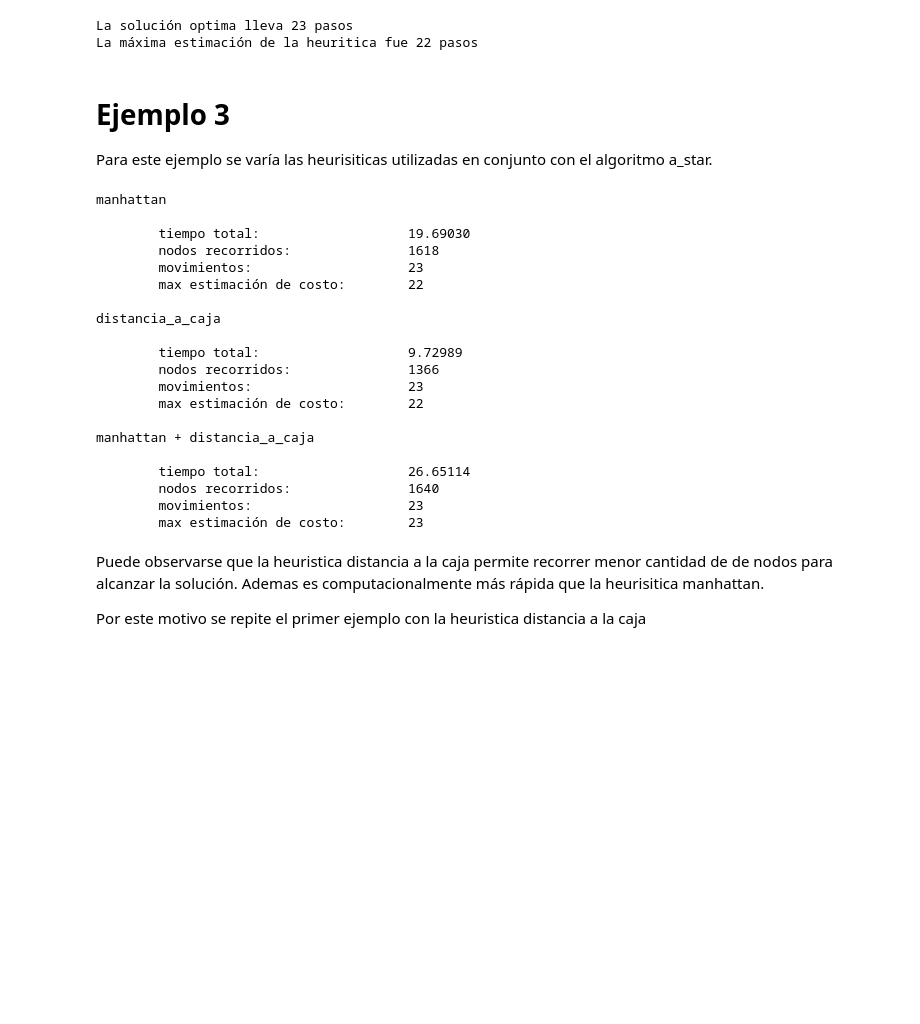
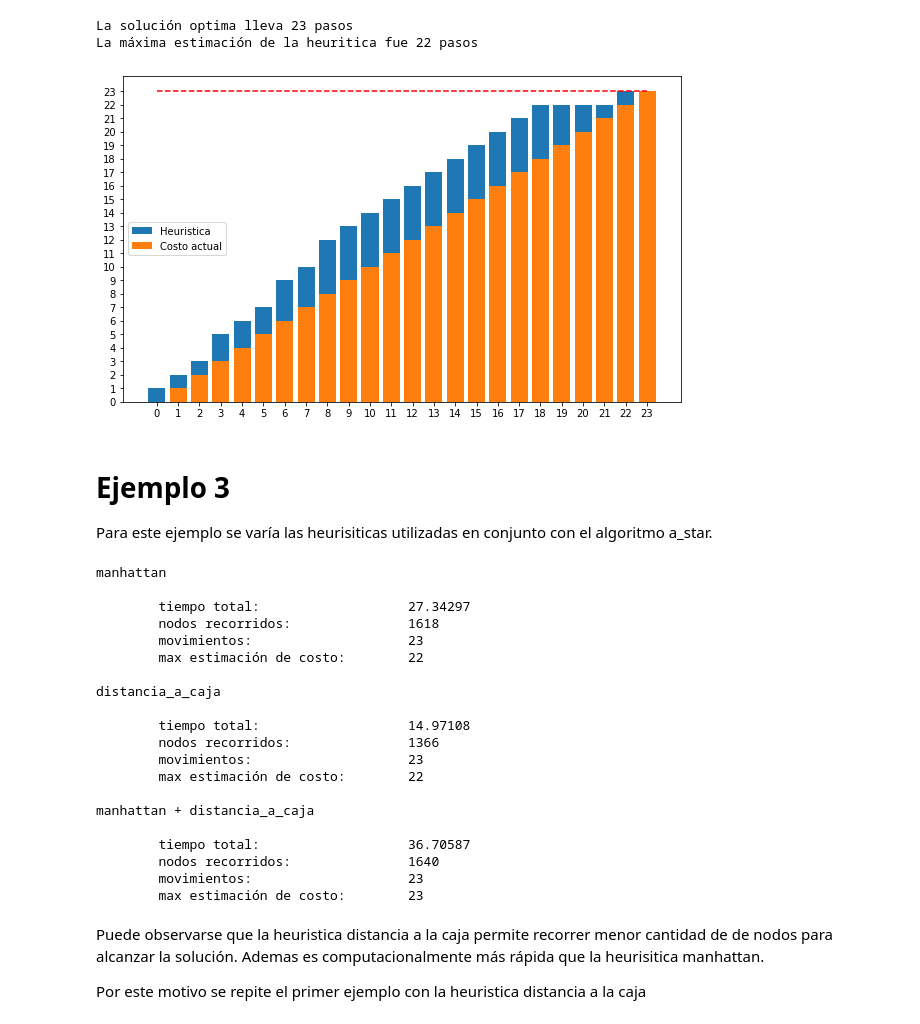
Before and after one commit to jbarberia/sia-tp1, a Jupyter notebook: algoritmos_de_busqueda.ipynb, the cells around one changed output. Drawn from its saved outputs; the diff is of its cells as text; code cells hidden in the pictures; blank space fills up the shorter version.

Commit message:
Grafico por nivel de la heuristica

```diff
--- a/algoritmos_de_busqueda.ipynb
+++ b/algoritmos_de_busqueda.ipynb
@@ -128,6 +128,32 @@ print("La máxima estimación de la heuritica fue {} pasos".format(max(costo_est
 # %% [output]
 La solución optima lleva 23 pasos
 La máxima estimación de la heuritica fue 22 pasos
+# %%
+heuristica_por_nivel = {}
+for n in a_star["nodos_explorados"] + [a_star["solucion"]]:
+    heuristica = n.get_heuristic(["manhattan"])
+    nivel = len(n.movements)
+    heuristica_por_nivel[nivel] = max(heuristica_por_nivel.get(nivel, 0), heuristica)
+
+
+
+niveles = list(heuristica_por_nivel.keys())
+heuristica = [h + nivel for nivel, h in heuristica_por_nivel.items()]
+
+ifg, ax = plt.subplots(figsize=(10,6))
+plt.bar(niveles, heuristica)
+plt.bar(niveles, niveles)
+plt.xticks(range(24))
+plt.yticks(range(24))
+
+plt.legend(["Heuristica", "Costo actual"], loc="center left")
+plt.hlines(23, 0, 23, linestyles="--", colors="r")
+
+
+plt.savefig("figura.pdf")
+plt.show()
+# %% [output]
+[figure, added]
 # %% [markdown]
 # Ejemplo 3
 Para este ejemplo se varía las heurisiticas utilizadas en conjunto con el algoritmo a_star.
@@ -165,21 +191,21 @@ for heuristicas in [["manhattan"], ["distancia_a_caja"], ["manhattan", "distanci
 # %% [output]
 manhattan
 
-        tiempo total:                   19.69030
+        tiempo total:                   27.34297
         nodos recorridos:               1618
         movimientos:                    23
         max estimación de costo:        22
 
 distancia_a_caja
 
-        tiempo total:                   9.72989
+        tiempo total:                   14.97108
         nodos recorridos:               1366
         movimientos:                    23
         max estimación de costo:        22
 
 manhattan + distancia_a_caja
 
-        tiempo total:                   26.65114
+        tiempo total:                   36.70587
         nodos recorridos:               1640
         movimientos:                    23
         max estimación de costo:        23
```
Also changed, not shown: parts of 5 cells of this notebook, 1 other file.
